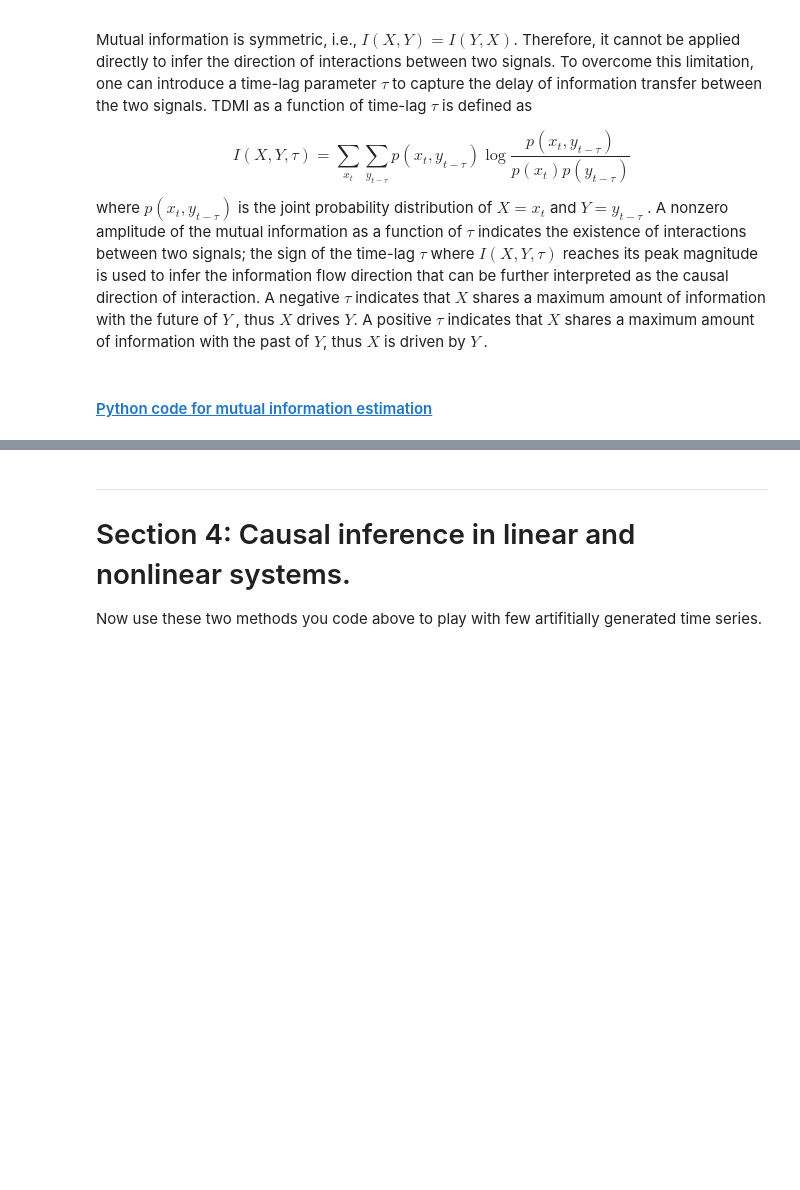
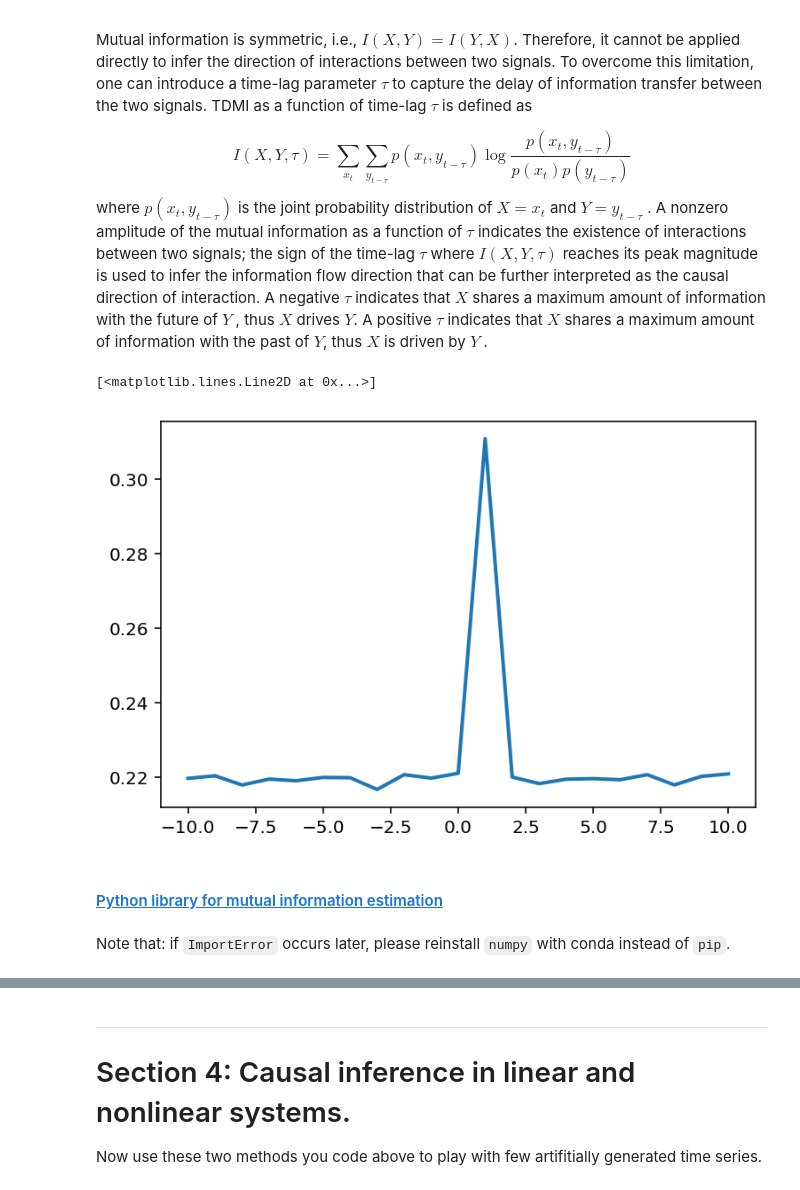
Before and after one commit to NeoNeuron/SJTU-11th-CNS-Winter-School, a Jupyter notebook: tutorial2/Tutorial2_Data_Analysis_Part1-ans.ipynb, the cells around one changed output, grey strips where cells are left out. Cells and saved outputs as stored; diff of their text form; code cells hidden in the pictures; blank space fills up the shorter version.

```diff
--- a/tutorial2/Tutorial2_Data_Analysis_Part1-ans.ipynb
+++ b/tutorial2/Tutorial2_Data_Analysis_Part1-ans.ipynb
@@ -334,7 +358,7 @@ $$
 where $p(x_t ,y_{t −\tau} )$ is the joint probability distribution of $X = x_t$ and $Y = y_{t −\tau}$ . A nonzero amplitude of the mutual information as a function of $\tau$ indicates the existence of interactions between two signals; the sign of the time-lag $\tau$ where $I(X,Y,\tau)$ reaches its peak magnitude is used to infer the information flow direction that can be further interpreted as the causal direction of interaction. A negative $\tau$ indicates that $X$ shares a maximum amount of information with the future of $Y$ , thus $X$ drives $Y$. A positive $\tau$ indicates that $X$ shares a maximum amount of information with the past of $Y$, thus $X$ is driven by $Y$ .
 # %%
 # Add you code to estimate mutual information
-def mi(x, y, bins = 30):
+def mi(x, y, bins = None):
     """mutual information for 0-1 binary time series
     :param x: first series
     :type x: int of ndarray
@@ -344,25 +368,34 @@ def mi(x, y, bins = 30):
 
     """
     N = len(x)
+    if bins is None:
+        bins = np.sqrt(N).astype(int)
     pxy,_,_ = np.histogram2d(x, y, bins)
-    px = pxy.sum(1)
-    py = pxy.sum(0)
-    mi_val = 0.0
-    for i in range(bins):
-        for j in range(bins):
-            if pxy[i,j] != 0:
-                mi_val += pxy[i,j]*np.log(pxy[i,j]/px[i]/py[j])
+    pxx = np.tile(pxy.sum(1), (bins, 1)).T
+    pyy = np.tile(pxy.sum(0), (bins, 1))
+    mask = pxy!=0
+    mi_val = np.sum(pxy[mask]*np.log(pxy[mask]/pxx[mask]/pyy[mask]))
     return mi_val / N + np.log(N)
 
 def dmi(x, y, delay):
     if delay == 0:
         return mi(x, y)
     elif delay < 0:
-        return mi(x[:delay],y[-delay:])
+        return mi(x[-delay:],y[:delay])
     elif delay > 0:
-        return mi(x[delay:],y[:-delay])
+        return mi(x[:-delay],y[delay:])
 
 def tdmi(x, y, time_range):
     return np.array([dmi(x,y,delay) for delay in time_range])
+# %%
+# test TDMI()
+test_x = np.random.randn(100000)
+test_y = np.random.randn(100000)
+test_y[1:] += test_x[:-1]*0.5
+delay = np.arange(21)-10
+plt.plot(delay, tdmi(test_x, test_y, delay))
+# %% [output]
+[<matplotlib.lines.Line2D at 0x...>]
+[figure, added]
 # %% [markdown]
-#### [Python code for mutual information estimation](https://github.com/NeoNeuron/mutual_information)
+#### [Python library for mutual information estimation](https://github.com/NeoNeuron/mutual_information)
@@ -384,0 +405,2 @@ def TDMI(x, y, time_range):
+# %% [markdown]
+Note that: if `ImportError` occurs later, please reinstall `numpy` with conda instead of `pip`.
```
Also changed, not shown: parts of 14 cells of this notebook, 1 other file.
